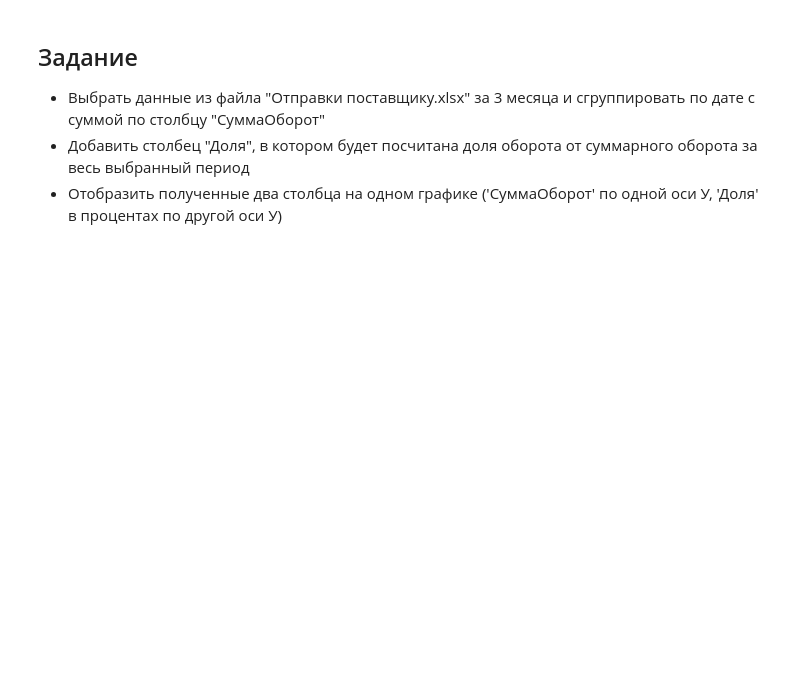
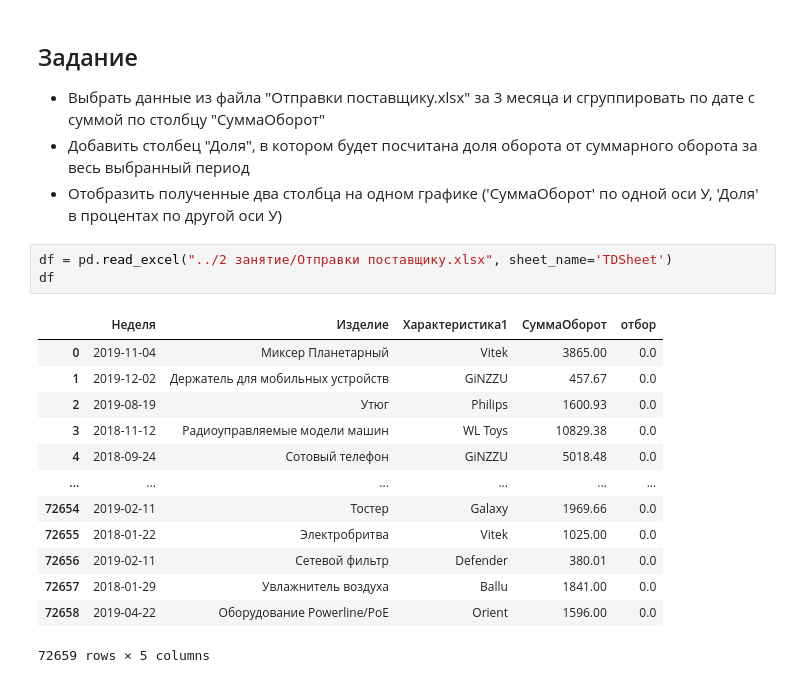
Before and after one commit to HarakaRisasi/dns_data_analysis_study, a Jupyter notebook: 8 занятие/Совмещение осей.ipynb, the cells around one changed output. Drawn from its saved outputs; the diff is of its cells as text; blank space fills up the shorter version.

```diff
--- a/8 занятие/Совмещение осей.ipynb
+++ b/8 занятие/Совмещение осей.ipynb
@@ -56,3 +57,20 @@ figure.show()
 * Выбрать данные из файла "Отправки поставщику.xlsx" за 3 месяца и сгруппировать по дате с суммой по столбцу "СуммаОборот"
 * Добавить столбец "Доля", в котором будет посчитана доля оборота от суммарного оборота за весь выбранный период
 * Отобразить полученные два столбца на одном графике ('СуммаОборот' по одной оси У, 'Доля' в процентах по другой оси У)
+# %%
+df = pd.read_excel("../2 занятие/Отправки поставщику.xlsx", sheet_name='TDSheet')
+df
+# %% [output]
+|  | Неделя | Изделие | Характеристика1 | СуммаОборот | отбор |
+| 0 | 2019-11-04 | Миксер Планетарный | Vitek | 3865.00 | 0.0 |
+| 1 | 2019-12-02 | Держатель для мобильных устройств | GiNZZU | 457.67 | 0.0 |
+| 2 | 2019-08-19 | Утюг | Philips | 1600.93 | 0.0 |
+| 3 | 2018-11-12 | Радиоуправляемые модели машин | WL Toys | 10829.38 | 0.0 |
+| 4 | 2018-09-24 | Сотовый телефон | GiNZZU | 5018.48 | 0.0 |
+| ... | ... | ... | ... | ... | ... |
+| 72654 | 2019-02-11 | Тостер | Galaxy | 1969.66 | 0.0 |
+| 72655 | 2018-01-22 | Электробритва | Vitek | 1025.00 | 0.0 |
+| 72656 | 2019-02-11 | Сетевой фильтр | Defender | 380.01 | 0.0 |
+| 72657 | 2018-01-29 | Увлажнитель воздуха | Ballu | 1841.00 | 0.0 |
+| 72658 | 2019-04-22 | Оборудование Powerline/PoE | Orient | 1596.00 | 0.0 |
+72659 rows × 5 columns
```
Also changed, not shown: parts of 6 cells of this notebook.
